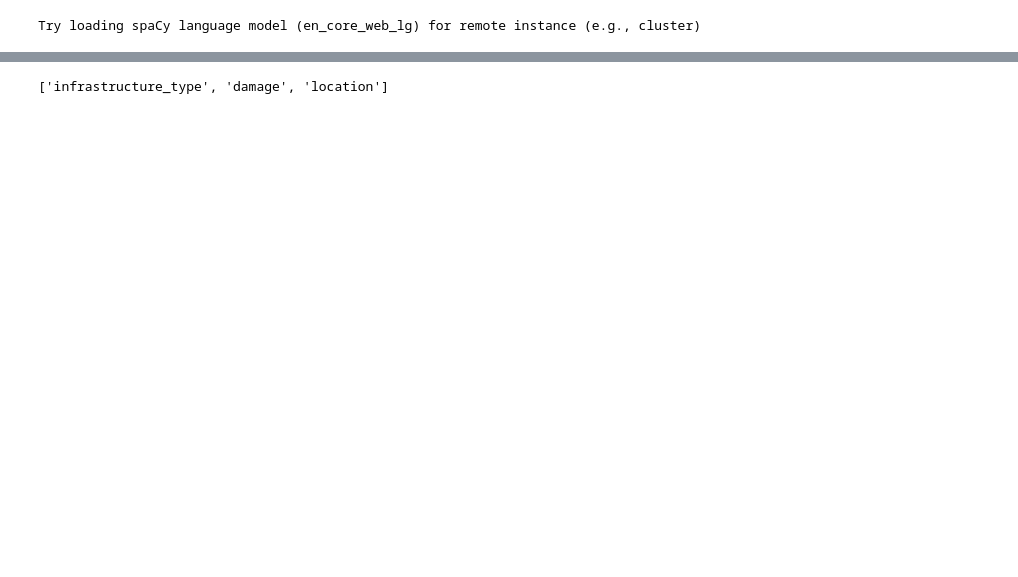
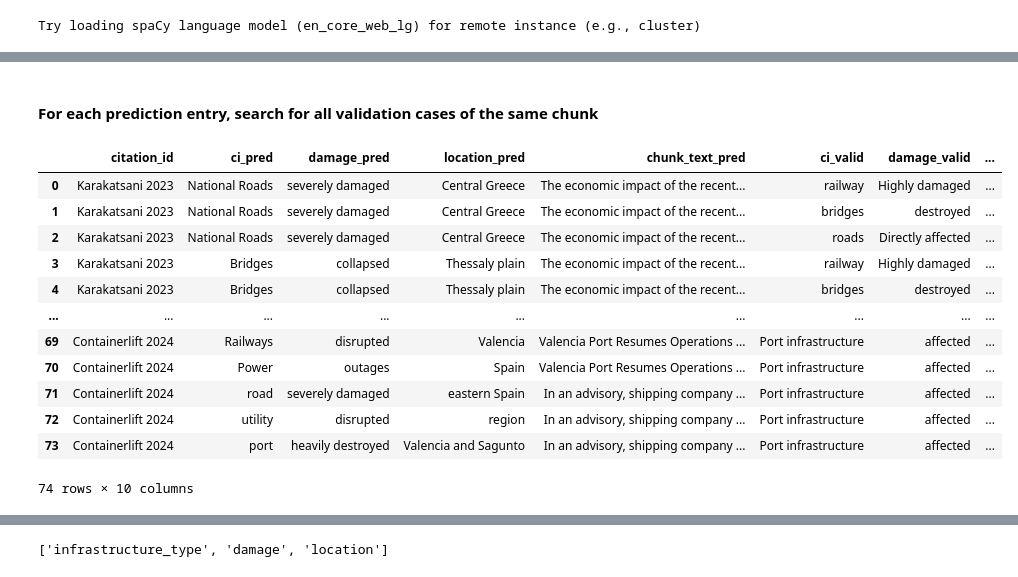
Before and after one commit to SWN-group-at-TU-Berlin/CI-impacts-information-retrieval, a Jupyter notebook: notebooks/llm_evaluation.ipynb, the cells around one changed output, grey strips where cells are left out. Drawn from its saved outputs; the diff is of its cells as text; code cells hidden in the pictures; blank space fills up the shorter version.

```diff
--- a/notebooks/llm_evaluation.ipynb
+++ b/notebooks/llm_evaluation.ipynb
@@ -140,0 +163,4 @@ def cosine_similarity(vector_a, vector_b):
+# %%
+
+df_pred = df_pred[~df_pred["chunk_text"].isna()].reset_index(drop=True)
+df_valid = df_valid[~df_valid["sentence_reference"].isna()].reset_index(drop=True)
@@ -140,0 +315,31 @@ def cosine_similarity(vector_a, vector_b):
+# %%
+print("Match chunk text of each prediction entry with related validiation entries (nth:1 pairs)") # getting nth:1 pairs
+
+df_pred_valid_all = pd.DataFrame()
+threshold = 95
+
+# find for each prediction entry all validation entries for respective chunk
+# these validation entries are candidates from which the most similar one to the pred. entry is taken to calc. model recall
+for _, pred_entry in df_pred.iterrows():
+    for _, valid_entry in df_valid.iterrows():  # all validation entries of all docs
+        # Calculate match score by accounting for partial string matches.
+        # In detail, it calculates the similarity ratio using the shortest string (length n, here: "sentence_reference") against all n-length substrings of the larger string and returns the highest score
+        score = fuzz.partial_ratio(valid_entry['sentence_reference'], pred_entry['chunk_text'])
+        # scores.append({'chunk_text': pred_entry['chunk_text'], 'sentence_reference': valid_entry['sentence_reference'], 'score': score})
+        if score >= threshold:
+            entry_pred_valid = {
+                "citation_id": pred_entry["citation_id"],
+                "ci_pred": pred_entry["infrastructure_type"],
+                "damage_pred": pred_entry["damage"],
+                "location_pred": pred_entry["location"],
+                "chunk_id_pred": pred_entry["chunk_id"],
+                "chunk_text_pred": pred_entry["chunk_text"],
+                "ci_valid": valid_entry["ci1_type"],
+                "damage_valid": valid_entry["ci1_damage"],
+                "location_valid": valid_entry["ci1_location"],
+                "sentence_text_valid": valid_entry["sentence_reference"],
+                "text_similarity": score
+            }
+            df_pred_valid_all = pd.concat([df_pred_valid_all, pd.DataFrame([entry_pred_valid])], ignore_index=True)  # n:1 relationship DF
+
+        # but keep also all False Negative cases (ie. where valid entry exists but no prediction)
@@ -140,0 +373,20 @@ def cosine_similarity(vector_a, vector_b):
+# %% [markdown]
+#### For each prediction entry, search for all validation cases of the same chunk
+# %%
+# for i in df_pred_valid_all.groupby(["chunk_text_pred"])["sentence_text_valid"]:
+#     print(i)
+df_pred_valid_all
+# %% [output]
+|  | citation_id | ci_pred | damage_pred | location_pred | chunk_text_pred | ci_valid | damage_valid | ... |
+| 0 | Karakatsani 2023 | National Roads | severely damaged | Central Greece | The economic impact of the recent... | railway | Highly damaged | ... |
+| 1 | Karakatsani 2023 | National Roads | severely damaged | Central Greece | The economic impact of the recent... | bridges | destroyed | ... |
+| 2 | Karakatsani 2023 | National Roads | severely damaged | Central Greece | The economic impact of the recent... | roads | Directly affected | ... |
+| 3 | Karakatsani 2023 | Bridges | collapsed | Thessaly plain | The economic impact of the recent... | railway | Highly damaged | ... |
+| 4 | Karakatsani 2023 | Bridges | collapsed | Thessaly plain | The economic impact of the recent... | bridges | destroyed | ... |
+| ... | ... | ... | ... | ... | ... | ... | ... | ... |
+| 69 | Containerlift 2024 | Railways | disrupted | Valencia | Valencia Port Resumes Operations ... | Port infrastructure | affected | ... |
+| 70 | Containerlift 2024 | Power | outages | Spain | Valencia Port Resumes Operations ... | Port infrastructure | affected | ... |
+| 71 | Containerlift 2024 | road | severely damaged | eastern Spain | In an advisory, shipping company ... | Port infrastructure | affected | ... |
+| 72 | Containerlift 2024 | utility | disrupted | region | In an advisory, shipping company ... | Port infrastructure | affected | ... |
+| 73 | Containerlift 2024 | port | heavily destroyed | Valencia and Sagunto | In an advisory, shipping company ... | Port infrastructure | affected | ... |
+74 rows × 10 columns
```
Also changed, not shown: parts of 24 cells of this notebook, 1 other file.
